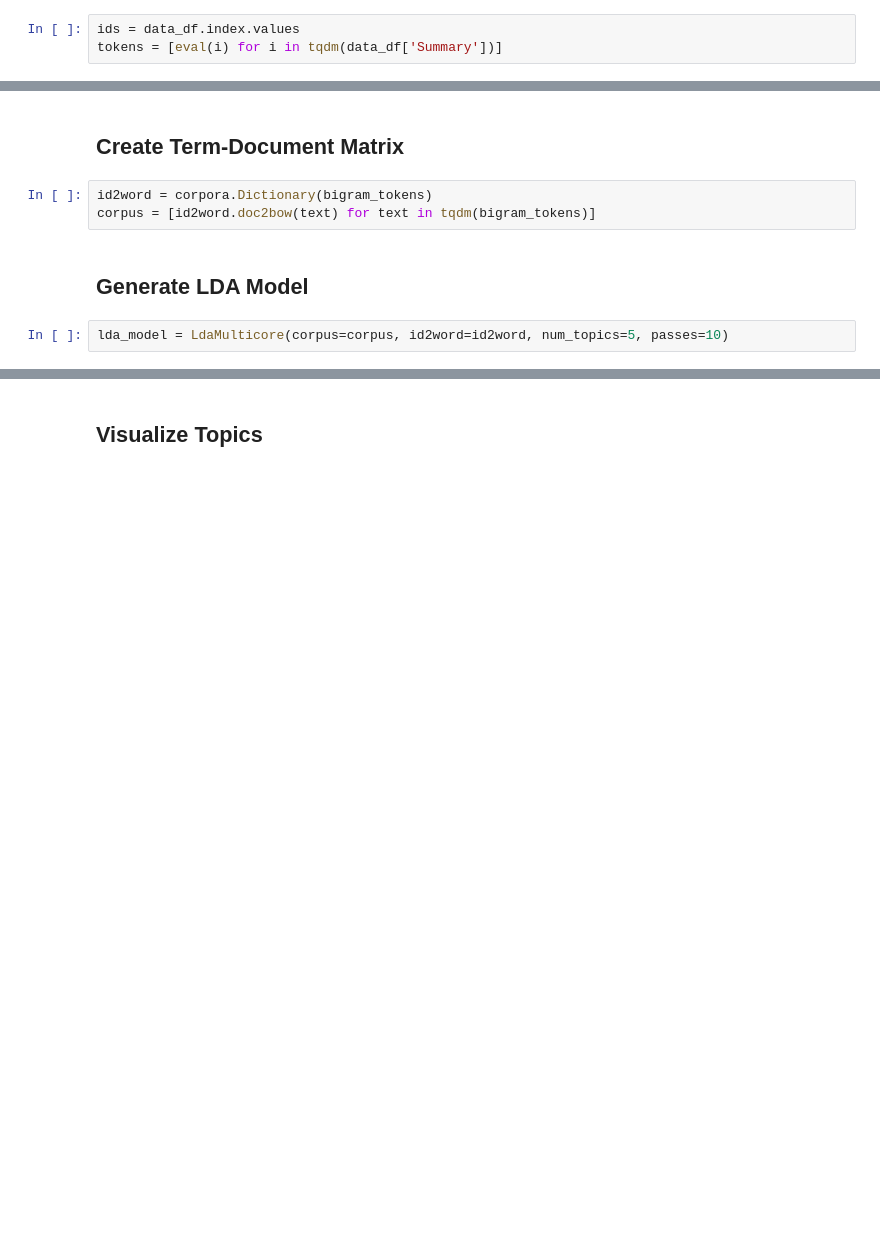
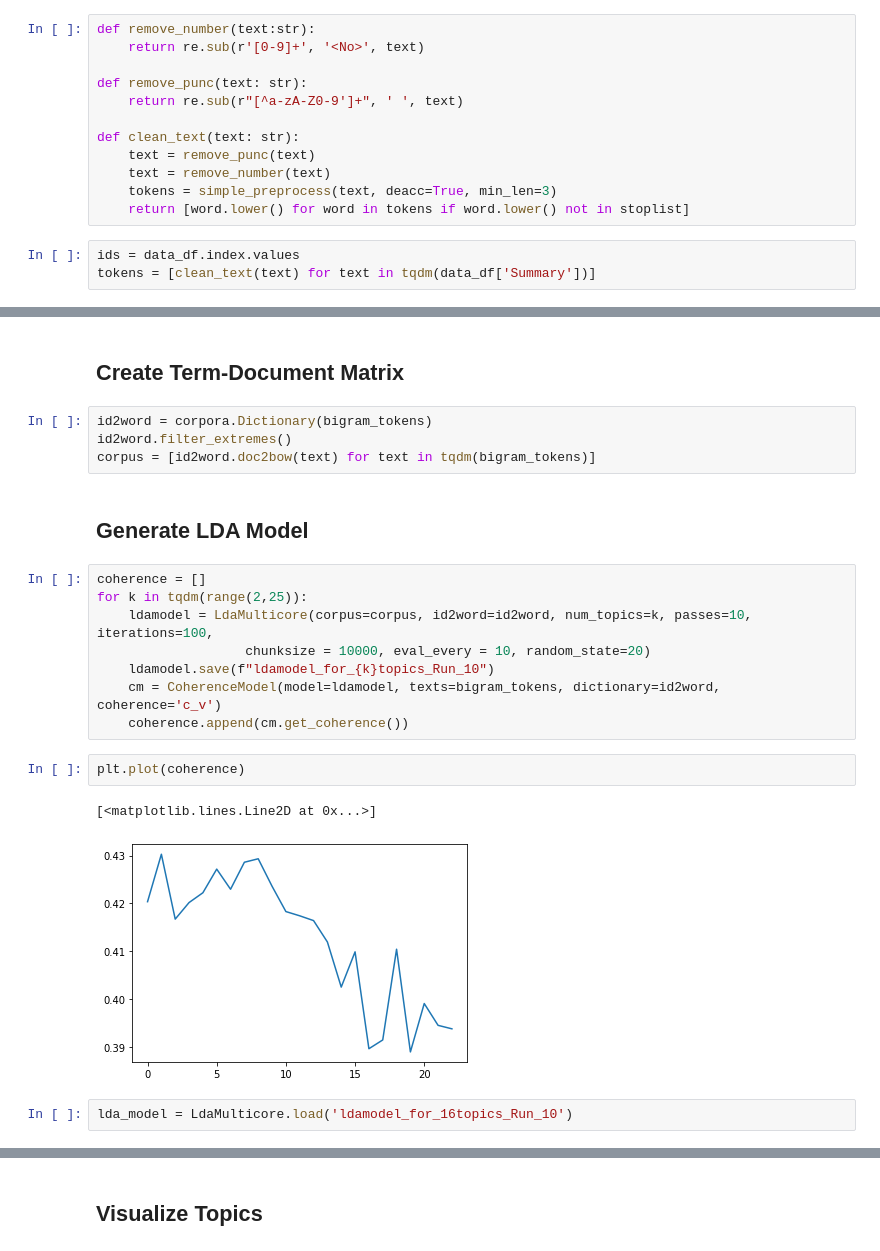
Before and after one commit to IR1401-Spring-Final-Projects/MathGenealogy1401-36_42, a Jupyter notebook: Clustering-improved.ipynb, the cells around one changed output, grey strips where cells are left out. Drawn from its saved outputs; the diff is of its cells as text; blank space fills up the shorter version.

```diff
--- a/Clustering-improved.ipynb
+++ b/Clustering-improved.ipynb
@@ -325,7 +362,19 @@ data_df
 4339 rows × 1 columns
+# %%
+def remove_number(text:str):
+    return re.sub(r'[0-9]+', '<No>', text)
+
+def remove_punc(text: str):
+    return re.sub(r"[^a-zA-Z0-9']+", ' ', text)
+
+def clean_text(text: str):
+    text = remove_punc(text)
+    text = remove_number(text)
+    tokens = simple_preprocess(text, deacc=True, min_len=3)
+    return [word.lower() for word in tokens if word.lower() not in stoplist]
 # %%
 ids = data_df.index.values
-tokens = [eval(i) for i in tqdm(data_df['Summary'])]
+tokens = [clean_text(text) for text in tqdm(data_df['Summary'])]
 # %%
 bigrams = Phrases(tokens, min_count=5, threshold=100)
 bigram_mode = Phraser(bigrams)
@@ -334,11 +383,25 @@ bigram_tokens = [bigram_mode[i] for i in tqdm(tokens)]
 ## Create Term-Document Matrix
 # %%
 id2word = corpora.Dictionary(bigram_tokens)
+id2word.filter_extremes()
 corpus = [id2word.doc2bow(text) for text in tqdm(bigram_tokens)]
 # %% [markdown]
 ## Generate LDA Model
-# %%
-lda_model = LdaMulticore(corpus=corpus, id2word=id2word, num_topics=5, passes=10)
+# %%
+coherence = []
+for k in tqdm(range(2,25)):
+    ldamodel = LdaMulticore(corpus=corpus, id2word=id2word, num_topics=k, passes=10, iterations=100,
+                   chunksize = 10000, eval_every = 10, random_state=20)
+    ldamodel.save(f"ldamodel_for_{k}topics_Run_10")
+    cm = CoherenceModel(model=ldamodel, texts=bigram_tokens, dictionary=id2word, coherence='c_v')
+    coherence.append(cm.get_coherence())
+# %%
+plt.plot(coherence)
+# %% [output]
+[<matplotlib.lines.Line2D at 0x...>]
+[figure, added]
+# %%
+lda_model = LdaMulticore.load('ldamodel_for_16topics_Run_10')
 # %%
 lda_model.print_topics()
 # %% [output]
```
Also changed, not shown: parts of 18 cells of this notebook.
